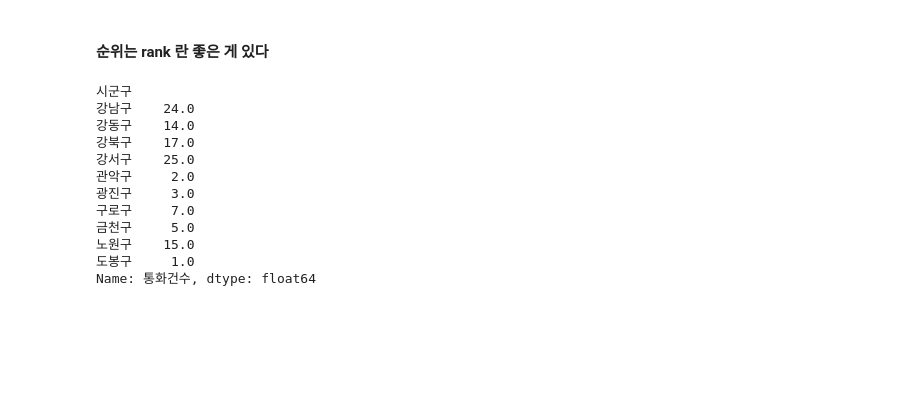
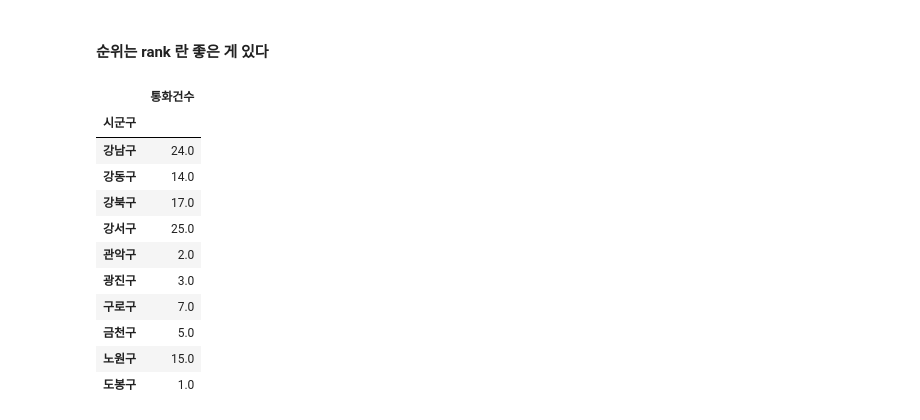
Before and after one commit to firstock/dataAnal_py_basic, a Jupyter notebook: pandas/ch10_Time_Example_delivery.ipynb, the cells around one changed output. Saved outputs shown, nothing was run; the diff lists cells and outputs as text; code cells hidden in the pictures; blank space fills up the shorter version.

```diff
--- a/pandas/ch10_Time_Example_delivery.ipynb
+++ b/pandas/ch10_Time_Example_delivery.ipynb
@@ -767,20 +767,20 @@ groupTop10(group1)
 # %%
 #ex. 업종
 deliv2.groupby(['시군구'])
-deliv2.groupby(['시군구']).통화건수.agg(sum).rank()[:10]
+deliv2.groupby(['시군구'])[['통화건수']].agg(sum).rank()[:10]
 # %% [output]
-시군구
-강남구    24.0
-강동구    14.0
-강북구    17.0
-강서구    25.0
-관악구     2.0
-광진구     3.0
-구로구     7.0
-금천구     5.0
-노원구    15.0
-도봉구     1.0
-Name: 통화건수, dtype: float64
+|  | 통화건수 |
+| 시군구 |  |
+| 강남구 | 24.0 |
+| 강동구 | 14.0 |
+| 강북구 | 17.0 |
+| 강서구 | 25.0 |
+| 관악구 | 2.0 |
+| 광진구 | 3.0 |
+| 구로구 | 7.0 |
+| 금천구 | 5.0 |
+| 노원구 | 15.0 |
+| 도봉구 | 1.0 |
 # %%
 import pandas
 from pandas import DataFrame
```
Also changed, not shown: 8 other files.
